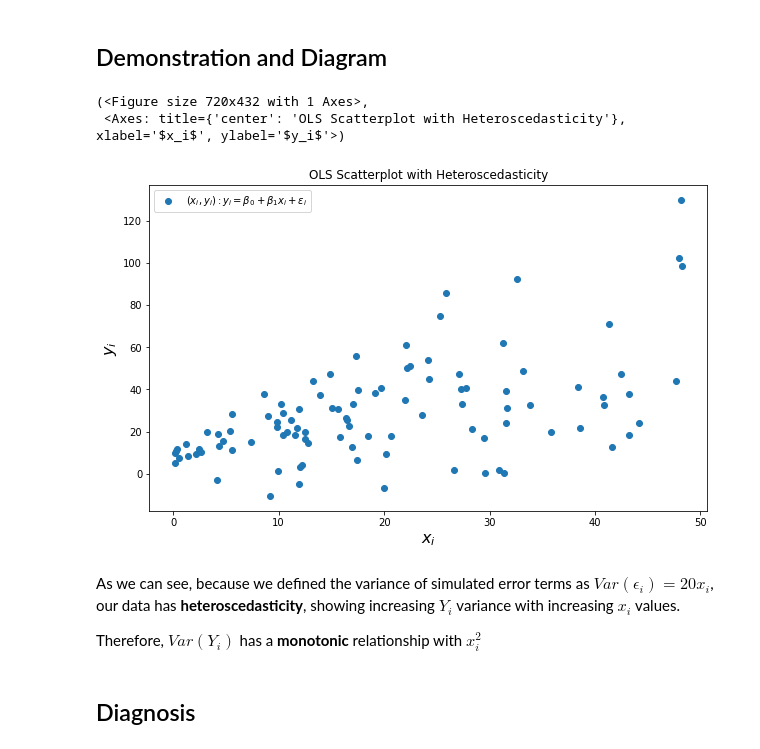
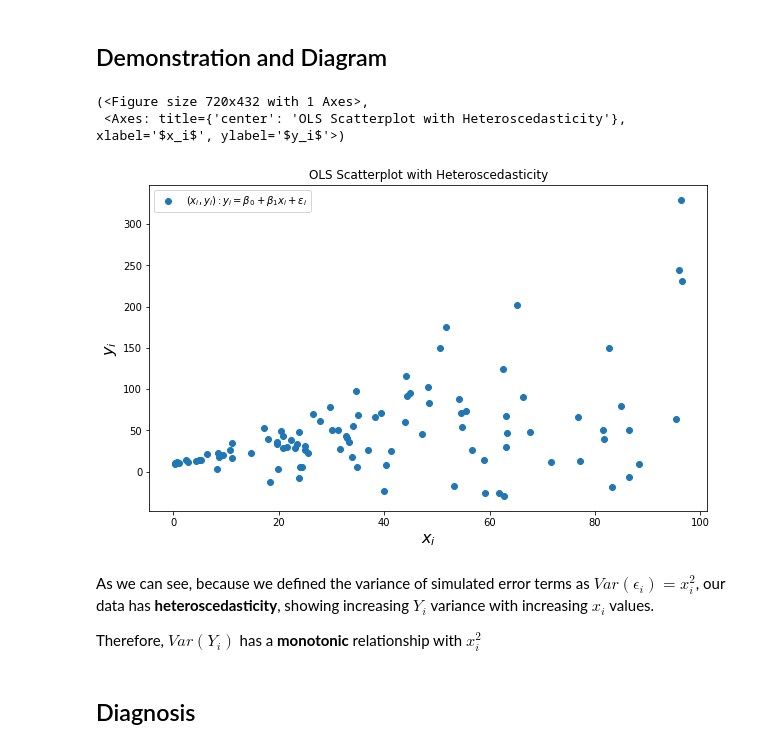
Before and after one commit to adevrent/wqu_mscfe, a Jupyter notebook: Financial Econometrics/GWP1/Heteroscedasticity_code.ipynb, the cells around one changed output. Saved outputs shown, nothing was run; the diff lists cells and outputs as text; code cells hidden in the pictures.

```diff
--- a/Financial Econometrics/GWP1/Heteroscedasticity_code.ipynb
+++ b/Financial Econometrics/GWP1/Heteroscedasticity_code.ipynb
@@ -36,7 +36,7 @@ def genHetEpsilon(f, x):
     var = f(x)
     return random.normalvariate(0, f(x)**0.5)
 
-x_arr = [random.uniform(0, 50) for i in range(100)]
+x_arr = [random.uniform(0, 100) for i in range(100)]
 
 def genyValues(x_arr, f, beta_0, beta_1):
     """Generates y values as a linear function of x values
@@ -59,7 +59,7 @@ def plotOLS(x_arr):
         x_arr (list): an array of numbers
     """
     fig, ax = plt.subplots(figsize=(10, 6))
-    ax.scatter(x_arr, genyValues(x_arr, lambda x: 20*x, 10, 1), label=r"$(x_i, y_i): y_i = \beta_0 + \beta_1 x_i + \epsilon_i$")
+    ax.scatter(x_arr, genyValues(x_arr, lambda x: x**2, 10, 1), label=r"$(x_i, y_i): y_i = \beta_0 + \beta_1 x_i + \epsilon_i$")
     ax.set(title="OLS Scatterplot with Heteroscedasticity")
     ax.set_xlabel(r"$x_i$", fontsize=16)
     ax.set_ylabel(r"$y_i$", fontsize=16)
@@ -68,18 +68,18 @@ def plotOLS(x_arr):
 # %%
 random.seed(314)  # fix seed for reproducibility purposes
 
-# Generate an array of uniform draws between 0 and 50, of length 100 to simulate data; then print
-x_arr = [random.uniform(0, 50) for i in range(100)]
+# Generate an array of uniform draws between 0 and 100, of length 100 to simulate data; then print
+x_arr = [random.uniform(0, 100) for i in range(100)]
 
 # Plot our values where x values are draws from an independent standard uniform variable X
 # and y values are draws from a random variable Y where Y_i = beta_0 + beta_1 X_i + epsilon_i
 plotOLS(x_arr)
 # %% [output]
 (<Figure size 720x432 with 1 Axes>,
  <Axes: title={'center': 'OLS Scatterplot with Heteroscedasticity'}, xlabel='$x_i$', ylabel='$y_i$'>)
-[figure, old version]
+[figure, new version]
 # %% [markdown]
-As we can see, because we defined the variance of simulated error terms as $Var(\epsilon_i) = 20 x_i$, our data has **heteroscedasticity**, showing increasing $Y_i$ variance with increasing $x_i$ values.
+As we can see, because we defined the variance of simulated error terms as $Var(\epsilon_i) = x_i^2$, our data has **heteroscedasticity**, showing increasing $Y_i$ variance with increasing $x_i$ values.
 
 Therefore, $Var(Y_i)$ has a **monotonic** relationship with $x_i^2$
 # %% [markdown]
```
Also changed, not shown: parts of 9 cells of this notebook.
